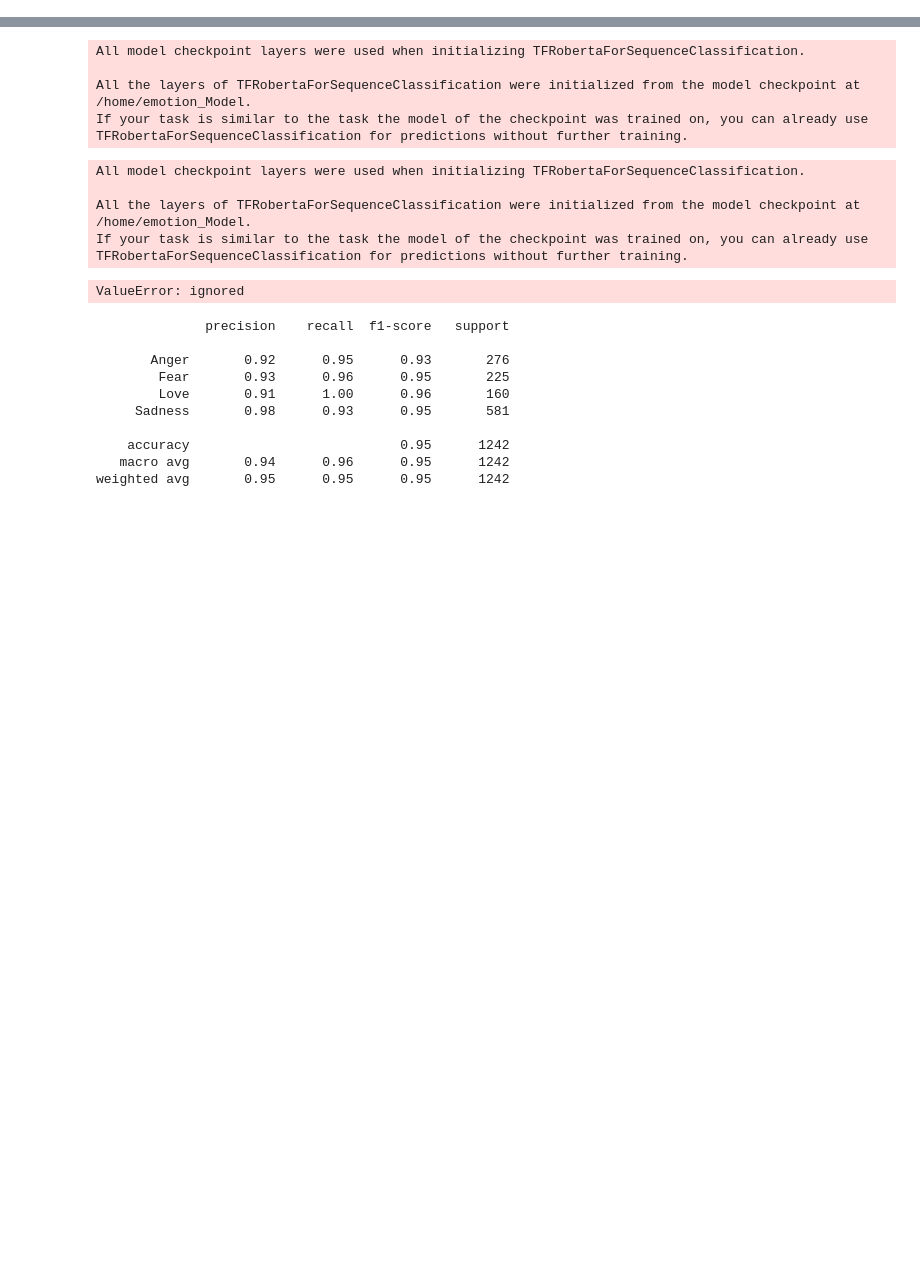
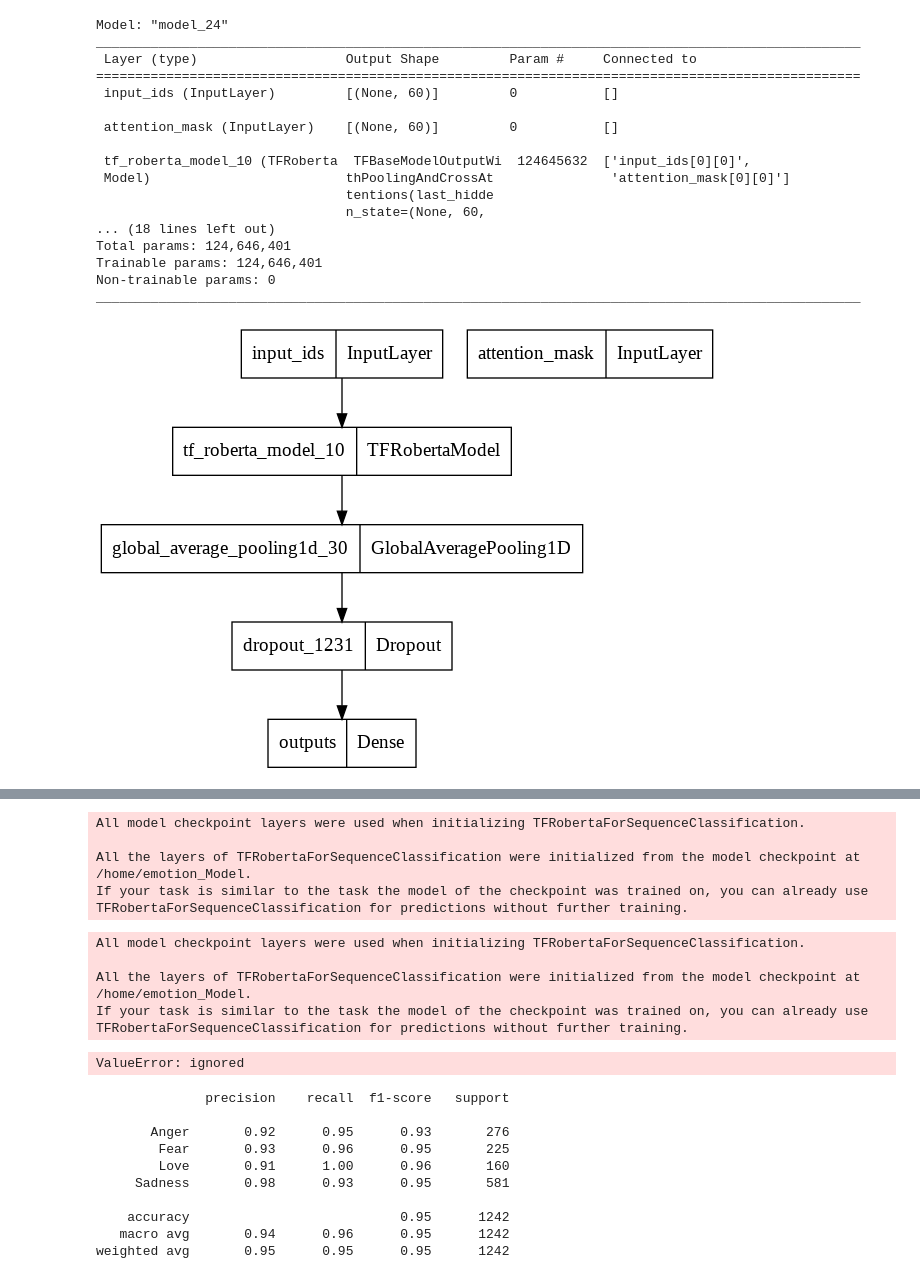
Before and after one commit to orugantiv/CSCE-585, a Jupyter notebook: Models/TransformerEmotionModel.ipynb, the cells around one changed output, grey strips where cells are left out. Cells and saved outputs as stored; diff of their text form; code cells hidden in the pictures; blank space fills up the shorter version.

```diff
--- a/Models/TransformerEmotionModel.ipynb
+++ b/Models/TransformerEmotionModel.ipynb
@@ -117,7 +161,9 @@ val_dataset = tf.data.Dataset.from_tensor_slices((
     validation_labels
 ))
 # %%
+from transformers import TFAutoModel
 model = TFRobertaForSequenceClassification.from_pretrained('roberta-base',num_labels=4)
+model2 = TFAutoModel.from_pretrained('roberta-base')
 # %% [output]
 All model checkpoint layers were used when initializing TFRobertaForSequenceClassification.
 
@@ -126 +177,31 @@ You should probably TRAIN this model on a down-stream task to be able to use it
+# %%
+input_ids = tf.keras.layers.Input(shape=(maxLen,),name="input_ids", dtype='int32')
+mask = tf.keras.layers.Input(shape=(maxLen,),name="attention_mask",dtype='int32')
+embeddings = model2(input_ids,attention_mask=mask)[0]
+X = tf.keras.layers.GlobalAvgPool1D()(embeddings)
+X = tf.keras.layers.Dropout(0.1)(X)
+Y = tf.keras.layers.Dense(4,activation='softmax',name='outputs')(X)
+testModel = tf.keras.Model(inputs=[input_ids,mask],outputs=Y)
+# %%
+testModel.summary()
+tf.keras.utils.plot_model(testModel)
+# %% [output]
+Model: "model_24"
+__________________________________________________________________________________________________
+ Layer (type)                   Output Shape         Param #     Connected to
+==================================================================================================
+ input_ids (InputLayer)         [(None, 60)]         0           []
+
+ attention_mask (InputLayer)    [(None, 60)]         0           []
+
+ tf_roberta_model_10 (TFRoberta  TFBaseModelOutputWi  124645632  ['input_ids[0][0]',
+ Model)                         thPoolingAndCrossAt               'attention_mask[0][0]']
+                                tentions(last_hidde
+                                n_state=(None, 60,
+... (18 lines left out)
+Total params: 124,646,401
+Trainable params: 124,646,401
+Non-trainable params: 0
+__________________________________________________________________________________________________
+[figure, added]
 # %%
```
Also changed, not shown: parts of 25 cells of this notebook.
